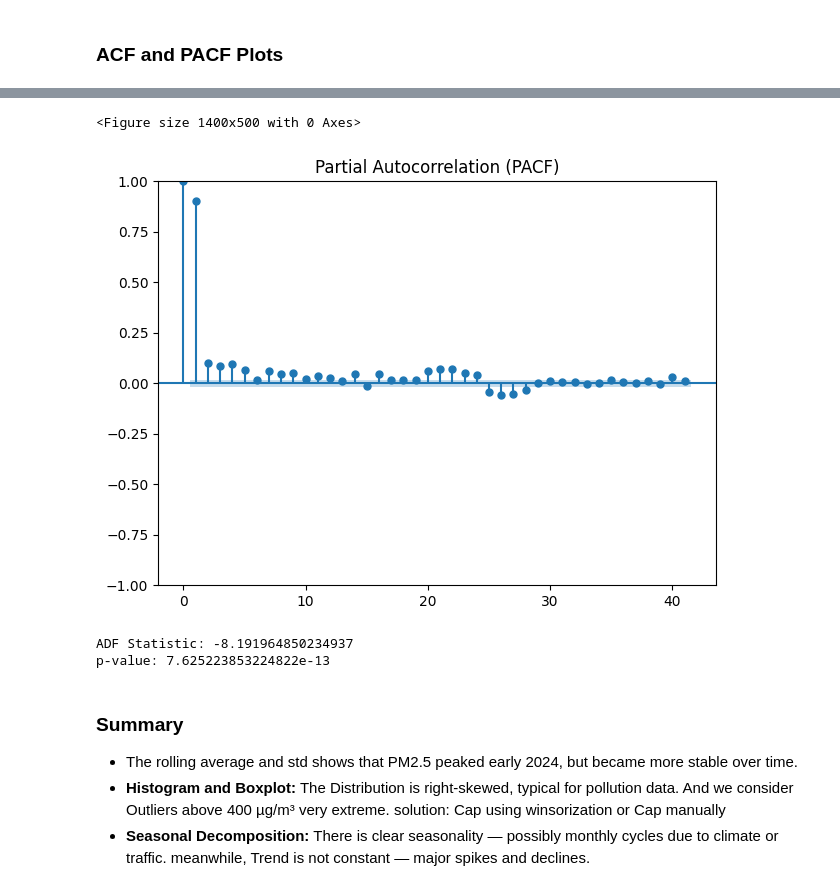
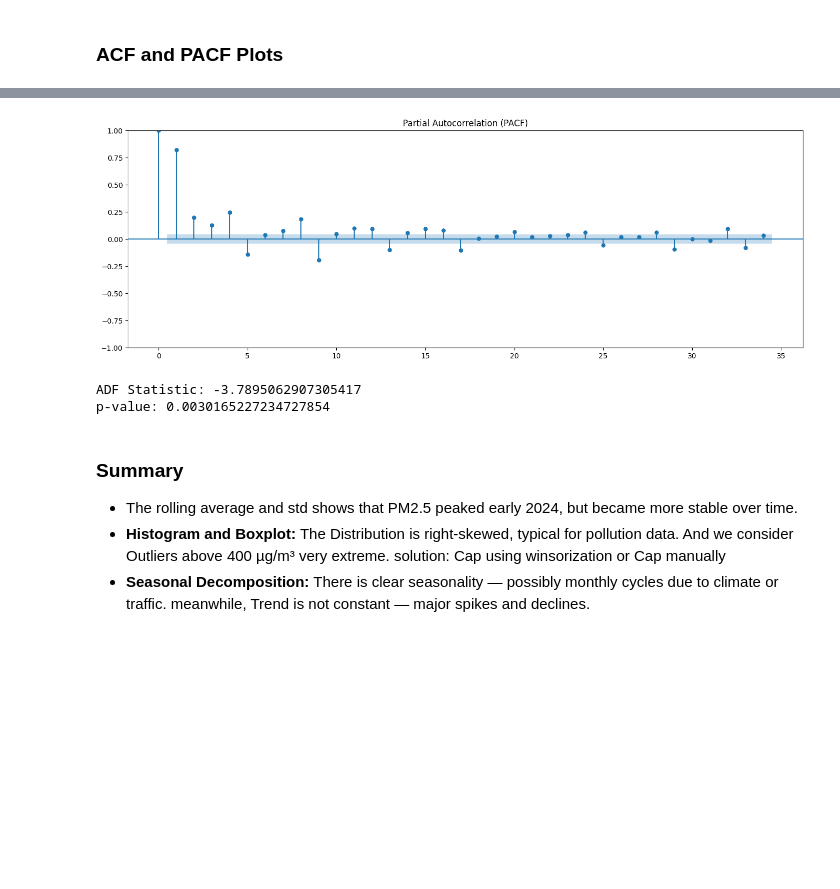
Before and after one commit to Bjoshua25/AIR-QUALITY-PREDICTION-IN-LAGOS, a Jupyter notebook: notebooks/combine_dataset.ipynb, the cells around one changed output, grey strips where cells are left out. Saved outputs shown, nothing was run; the diff lists cells and outputs as text; code cells hidden in the pictures; blank space fills up the shorter version.

```diff
--- a/notebooks/combine_dataset.ipynb
+++ b/notebooks/combine_dataset.ipynb
@@ -83,5 +83,8 @@ file= "../data/Air_Quality_Lagos_Combined.csv"
 # load into DataFrame
 df = pd.read_csv(file, index_col="date", parse_dates=True)
 
-df.head()
+# resampling the data to 1 hour interval
+y = df["PM2.5"].resample('6h').mean().interpolate("linear")
+
+y.head()
 # %% [output]
@@ -229,24 +221,23 @@ plt.show()
 # %%
 # plot_pacf
 
-plt.figure(figsize=(14, 5))
-plot_pacf(df["PM2.5"])
+fig, ax = plt.subplots(figsize=(14, 5))
+plot_pacf(y, ax=ax)
 plt.title("Partial Autocorrelation (PACF)")
 plt.tight_layout()
 plt.show()
 # %% [output]
-<Figure size 1400x500 with 0 Axes>
-[figure, old version]
+[figure, new version]
 # %%
 from statsmodels.tsa.stattools import adfuller
 
-result = adfuller(df['PM2.5'])
+result = adfuller(y)
 
 print(f"ADF Statistic: {result[0]}")
 print(f"p-value: {result[1]}")
 # %% [output]
-ADF Statistic: -8.191964850234937
-p-value: 7.625223853224822e-13
+ADF Statistic: -3.7895062907305417
+p-value: 0.0030165227234727854
 # %% [markdown]
 ### Summary
 
```
Also changed, not shown: parts of 11 cells of this notebook, 4 other files.
